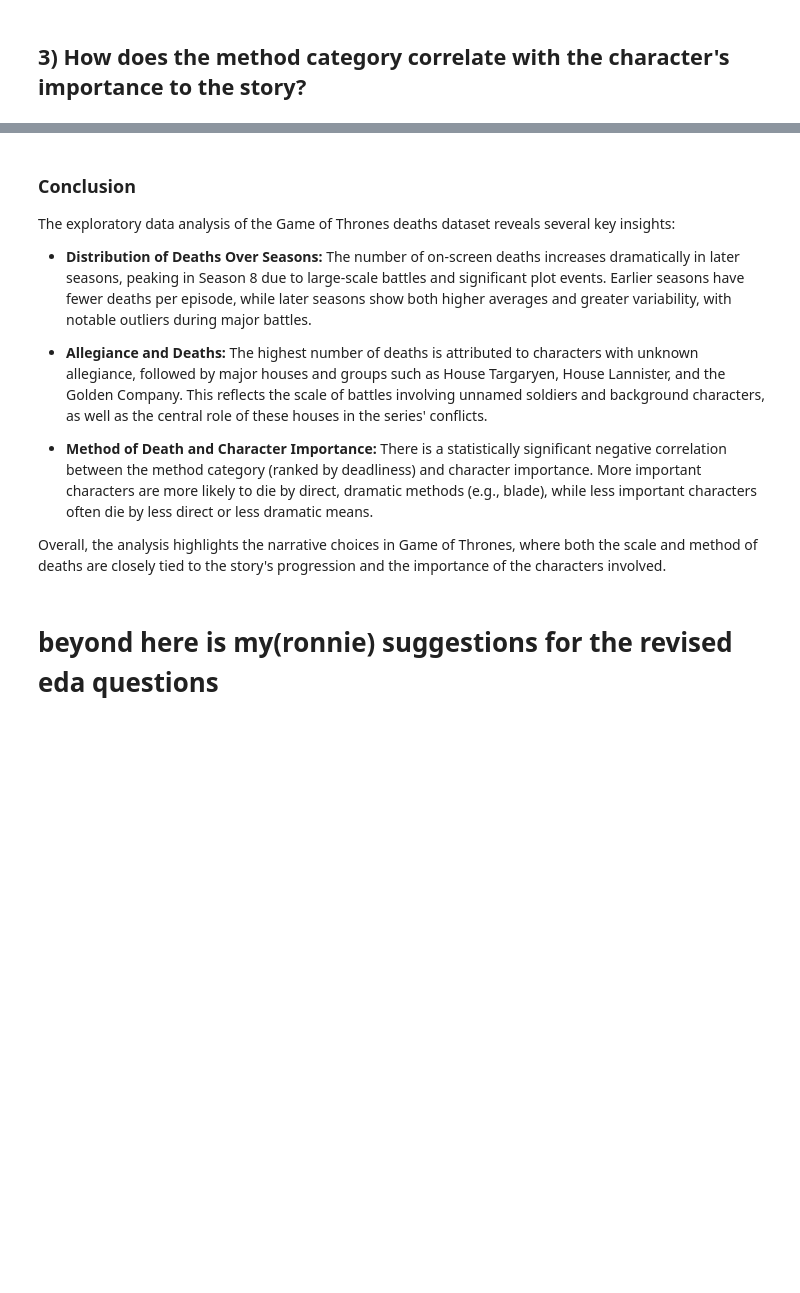
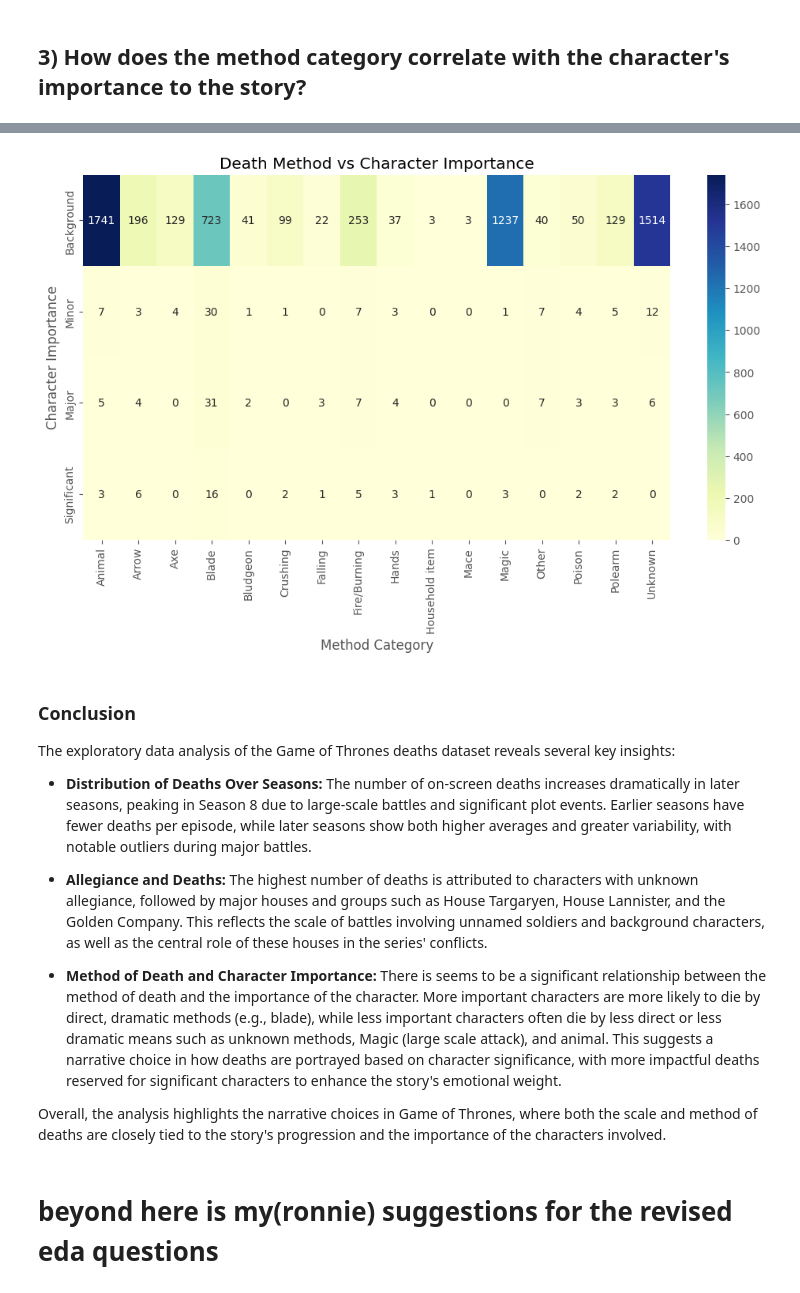
Before and after one commit to YoshChua/CSMODEL_MP, a Jupyter notebook: CSMODEL_MP.ipynb, the cells around one changed output, grey strips where cells are left out. Saved outputs shown, nothing was run; the diff lists cells and outputs as text; code cells hidden in the pictures; blank space fills up the shorter version.

Commit message:
Fixed the visual for EDA question 3, added statistical analysis for eda question 3

```diff
--- a/CSMODEL_MP.ipynb
+++ b/CSMODEL_MP.ipynb
@@ -543,0 +466,15 @@ plt.show()
+# %%
+
+from scipy.stats import chi2_contingency
+
+grouped_GOTDeaths = GOTdeaths_df.groupby(['importance', 'method_cat'])
+counts = grouped_GOTDeaths.size()
+
+table_for_chi = counts.unstack(fill_value=0)
+importance_mapping = {
+    1.0: 'Background',
+    2.0: 'Minor',
+    3.0: 'Major',
+    4.0: 'Significant'
+}
+table_for_chi.index = table_for_chi.index.map(importance_mapping)
@@ -544,3 +493,13 @@ plt.show()
+# %%
+import seaborn as sns
+plt.figure(figsize=(12,6))
+sns.heatmap(table_for_chi, annot=True, fmt='d', cmap='YlGnBu')
+plt.title('Death Method vs Character Importance')
+plt.xlabel('Method Category')
+plt.ylabel('Character Importance')
+plt.show()
+# %% [output]
+[figure, added]
 # %% [markdown]
 ### Conclusion
 
@@ -550,7 +509,7 @@ The exploratory data analysis of the Game of Thrones deaths dataset reveals seve
 
 - **Allegiance and Deaths:** The highest number of deaths is attributed to characters with unknown allegiance, followed by major houses and groups such as House Targaryen, House Lannister, and the Golden Company. This reflects the scale of battles involving unnamed soldiers and background characters, as well as the central role of these houses in the series' conflicts.
 
-- **Method of Death and Character Importance:** There is a statistically significant negative correlation between the method category (ranked by deadliness) and character importance. More important characters are more likely to die by direct, dramatic methods (e.g., blade), while less important characters often die by less direct or less dramatic means.
+- **Method of Death and Character Importance:** There is seems to be a significant relationship between the method of death and the importance of the character. More important characters are more likely to die by direct, dramatic methods (e.g., blade), while less important characters often die by less direct or less dramatic means such as unknown methods, Magic (large scale attack), and animal. This suggests a narrative choice in how deaths are portrayed based on character significance, with more impactful deaths reserved for significant characters to enhance the story's emotional weight.
 
 Overall, the analysis highlights the narrative choices in Game of Thrones, where both the scale and method of deaths are closely tied to the story's progression and the importance of the characters involved.
 # %% [markdown]
```
Also changed, not shown: parts of 9 cells of this notebook.
